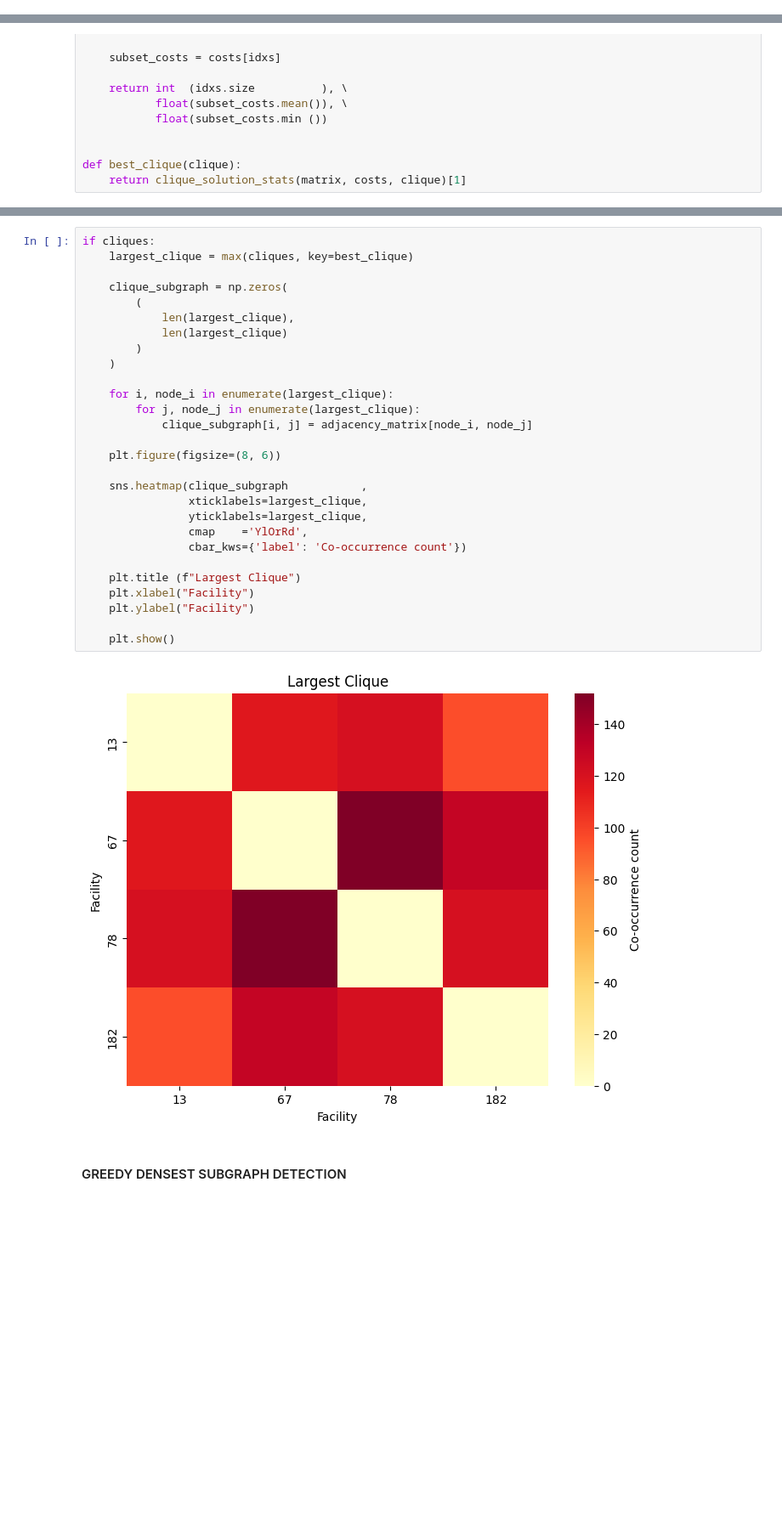
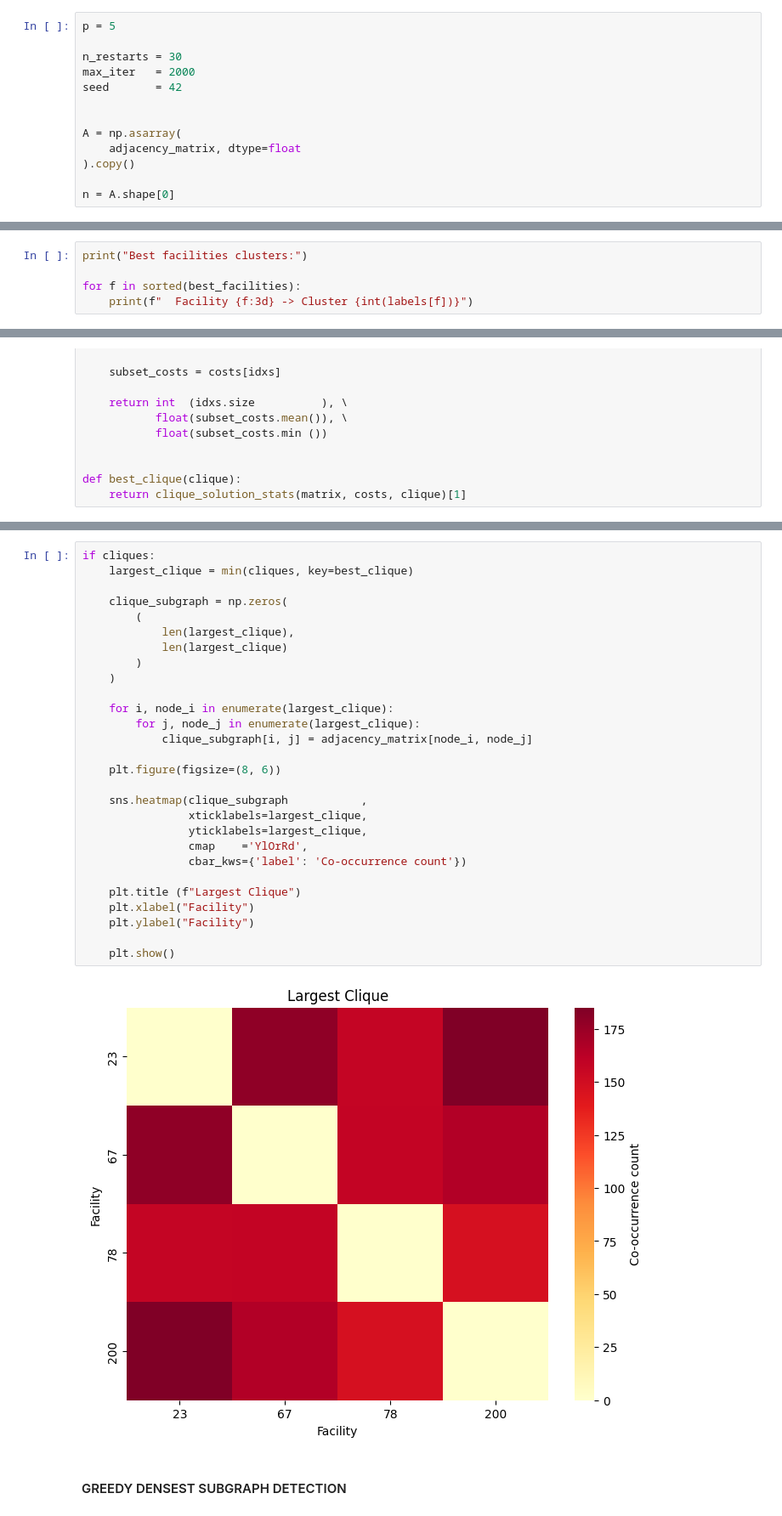
Before and after one commit to filipemedeiross/xopt, a Jupyter notebook: notebooks/3. Co-occurrence Graph Analysis.ipynb, the cells around one changed output, grey strips where cells are left out. Shown at 85% size. Drawn from its saved outputs; the diff is of its cells as text; blank space fills up the shorter version.

```diff
--- a/notebooks/3. Co-occurrence Graph Analysis.ipynb
+++ b/notebooks/3. Co-occurrence Graph Analysis.ipynb
@@ -242,0 +246,13 @@ This suggests that the best solution is not composed of isolated facilities, but
+# %%
+p = 5
+
+n_restarts = 30
+max_iter   = 2000
+seed       = 42
+
+
+A = np.asarray(
+    adjacency_matrix, dtype=float
+).copy()
+
+n = A.shape[0]
@@ -242,0 +486,5 @@ This suggests that the best solution is not composed of isolated facilities, but
+# %%
+print("Best facilities clusters:")
+
+for f in sorted(best_facilities):
+    print(f"  Facility {f:3d} -> Cluster {int(labels[f])}")
@@ -611,34 +870,34 @@ Clique 4: 4 facilities (20 solutions)
   Facilities: 13, 67, 78, 182
 # %%
 if cliques:
-    largest_clique = max(cliques, key=best_clique)
+    largest_clique = min(cliques, key=best_clique)
 
     clique_subgraph = np.zeros(
         (
             len(largest_clique),
             len(largest_clique)
         )
     )
 
     for i, node_i in enumerate(largest_clique):
         for j, node_j in enumerate(largest_clique):
             clique_subgraph[i, j] = adjacency_matrix[node_i, node_j]
 
     plt.figure(figsize=(8, 6))
 
     sns.heatmap(clique_subgraph           ,
                 xticklabels=largest_clique,
                 yticklabels=largest_clique,
                 cmap    ='YlOrRd',
                 cbar_kws={'label': 'Co-occurrence count'})
 
     plt.title (f"Largest Clique")
     plt.xlabel("Facility")
     plt.ylabel("Facility")
 
     plt.show()
 # %% [output]
-[figure, old version]
+[figure, new version]
 # %% [markdown]
 #### GREEDY DENSEST SUBGRAPH DETECTION
 # %% [markdown]
```
Also changed, not shown: parts of 18 cells of this notebook.
